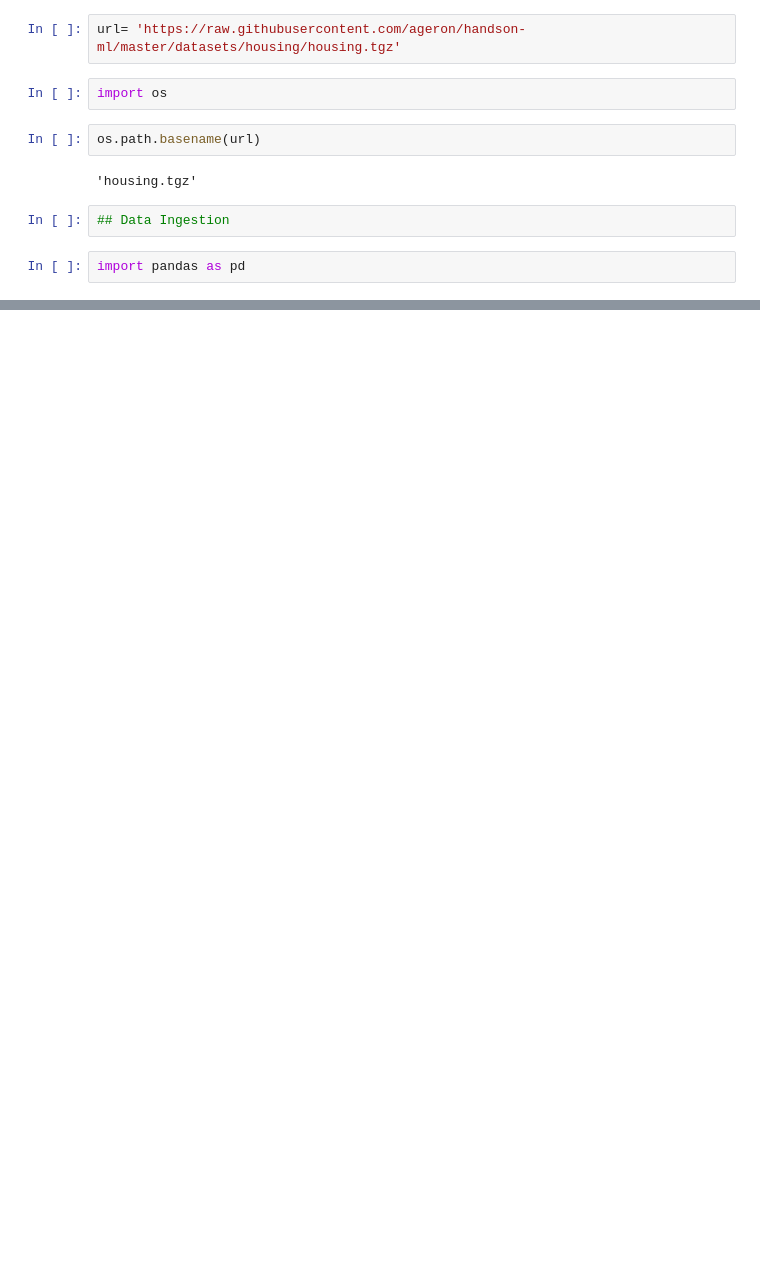
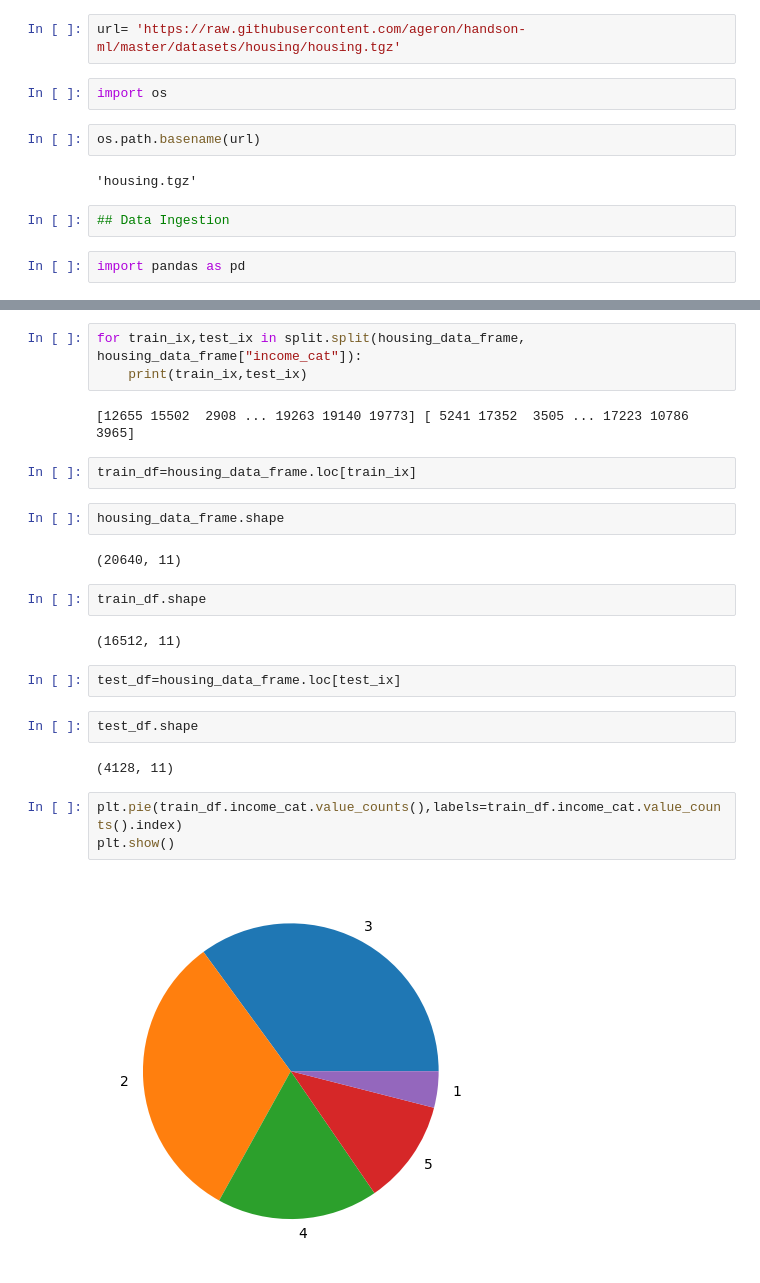
Before and after one commit to nileshbadki/Machine-Learning-Projrect, a Jupyter notebook: notebook/example2.ipynb, the cells around one changed output, grey strips where cells are left out. Drawn from its saved outputs; the diff is of its cells as text; blank space fills up the shorter version.

```diff
--- a/notebook/example2.ipynb
+++ b/notebook/example2.ipynb
@@ -17,0 +65,26 @@ FileNotFoundError: [Errno 2] No such file or directory: 'D:\\Project\\machine_le
+# %%
+for train_ix,test_ix in split.split(housing_data_frame, housing_data_frame["income_cat"]):
+    print(train_ix,test_ix)
+# %% [output]
+[12655 15502  2908 ... 19263 19140 19773] [ 5241 17352  3505 ... 17223 10786  3965]
+# %%
+train_df=housing_data_frame.loc[train_ix]
+# %%
+housing_data_frame.shape
+# %% [output]
+(20640, 11)
+# %%
+train_df.shape
+# %% [output]
+(16512, 11)
+# %%
+test_df=housing_data_frame.loc[test_ix]
+# %%
+test_df.shape
+# %% [output]
+(4128, 11)
+# %%
+plt.pie(train_df.income_cat.value_counts(),labels=train_df.income_cat.value_counts().index)
+plt.show()
+# %% [output]
+[figure, added]
```
Also changed, not shown: parts of 15 cells of this notebook, 1 other file.
